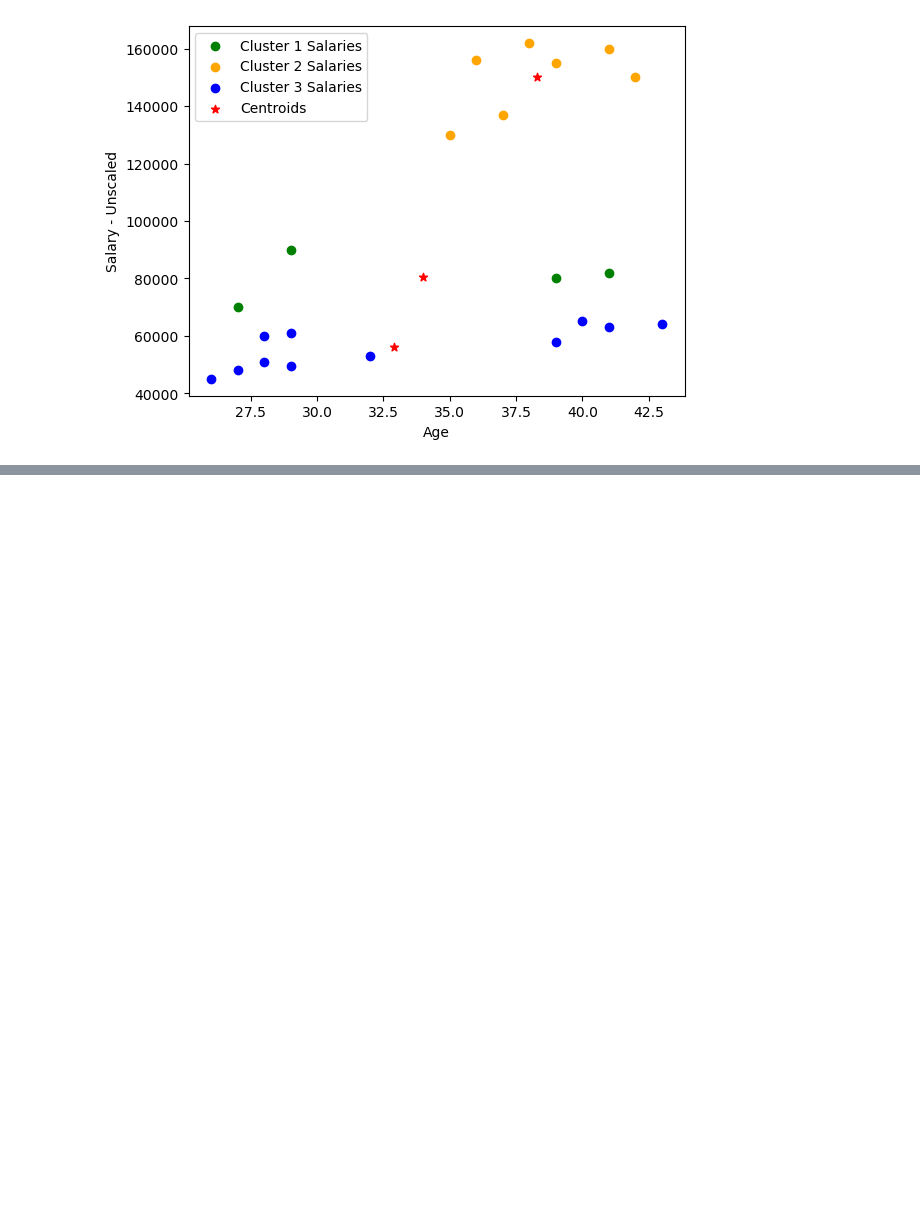
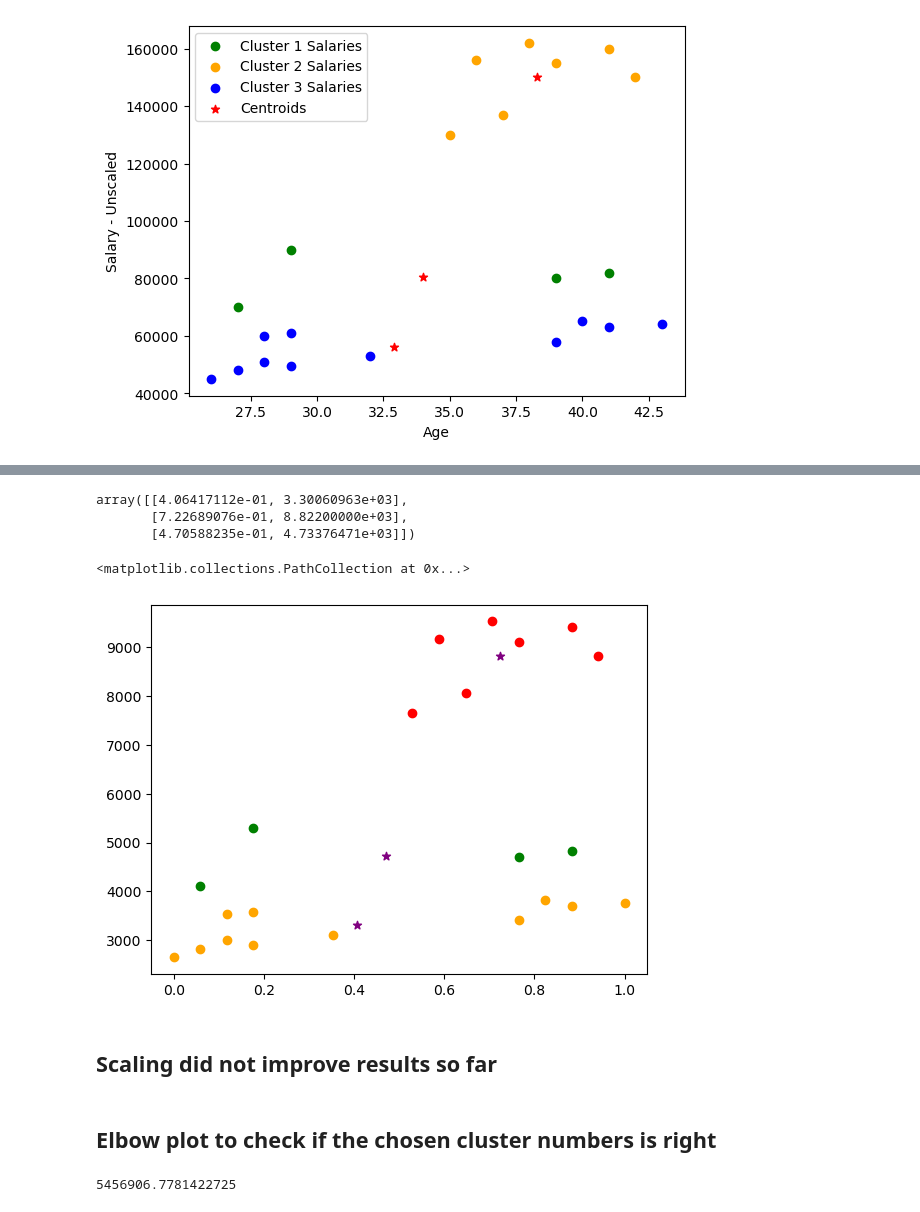
Before and after one commit to AnandThanumalayan/ds-tryouts, a Jupyter notebook: ml-tryouts/k-means/2d-clustering-sample.ipynb, the cells around one changed output, grey strips where cells are left out. Cells and saved outputs as stored; diff of their text form; code cells hidden in the pictures; blank space fills up the shorter version.

Commit message:
Included scaling before clustering - not so much improvement - interim commit, included elbow plot

```diff
--- a/ml-tryouts/k-means/2d-clustering-sample.ipynb
+++ b/ml-tryouts/k-means/2d-clustering-sample.ipynb
@@ -85,0 +131,4 @@ plt.legend()
+# %%
+km_post_scaling = KMeans(n_clusters=3)
+clustersPostScaling = km_post_scaling.fit_predict(scaledDfFiltered)
+clustersPostScaling
@@ -85,0 +138,3 @@ plt.legend()
+# %%
+scaledDf['clustersPostScaling'] = clustersPostScaling
+scaledDf
@@ -85,0 +159,4 @@ plt.legend()
+# %%
+scaledDf['Original_Age'] = df.Age
+scaledDf['Original_Salary'] = df.Salary
+scaledDf
@@ -85,0 +183,6 @@ plt.legend()
+# %%
+df4 = scaledDf[scaledDf.clustersPostScaling == 0]
+df5 = scaledDf[scaledDf.clustersPostScaling == 1]
+df6 = scaledDf[scaledDf.clustersPostScaling == 2]
+
+df4.head()
@@ -85,0 +196,24 @@ plt.legend()
+# %%
+km_post_scaling.cluster_centers_
+# %% [output]
+array([[4.06417112e-01, 3.30060963e+03],
+       [7.22689076e-01, 8.82200000e+03],
+       [4.70588235e-01, 4.73376471e+03]])
+# %%
+plt.scatter(df4.Age, df4.Salary, color='orange', label='Cluster 1 Salaries')
+plt.scatter(df5.Age, df5.Salary, color='red', label='Cluster 3 Salaries')
+plt.scatter(df6.Age, df6.Salary, color='green', label='Cluster 3 Salaries')
+
+plt.scatter(km.cluster_centers_[:,0], km.cluster_centers_[:,1], color='purple', marker='*', label='Centroids')
+# %% [output]
+<matplotlib.collections.PathCollection at 0x...>
+[figure, added]
+# %% [markdown]
+## Scaling did not improve results so far
+# %% [markdown]
+## Elbow plot to check if the chosen cluster numbers is right
+# %%
+# Inertia or Sum of squared errors for cluster size = 3
+km_post_scaling.inertia_
+# %% [output]
+5456906.7781422725
```
Also changed, not shown: parts of 12 cells of this notebook, 2 other files.
